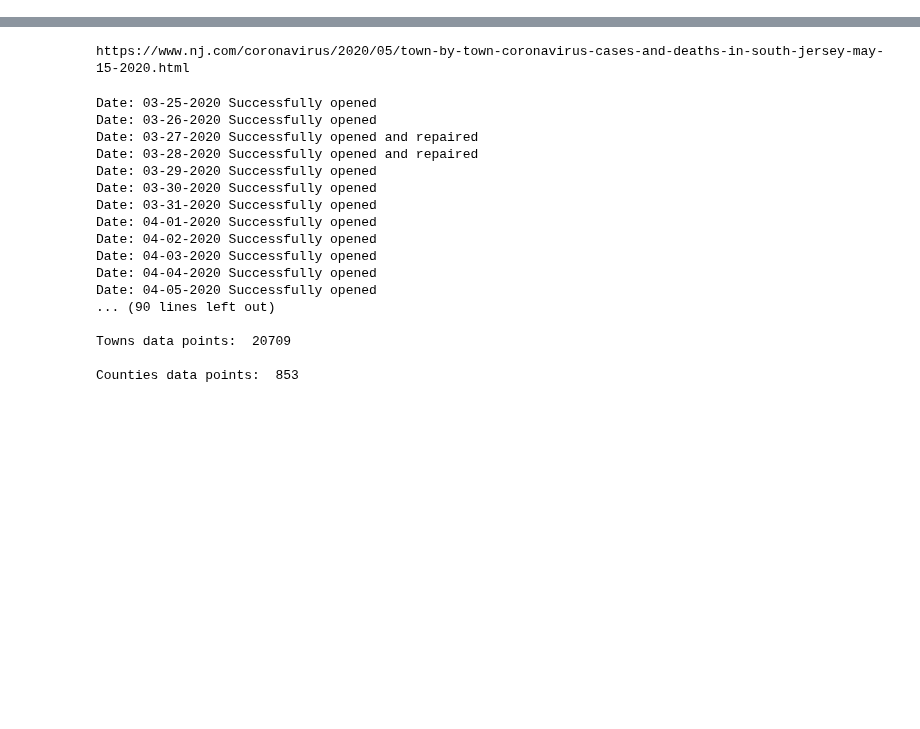
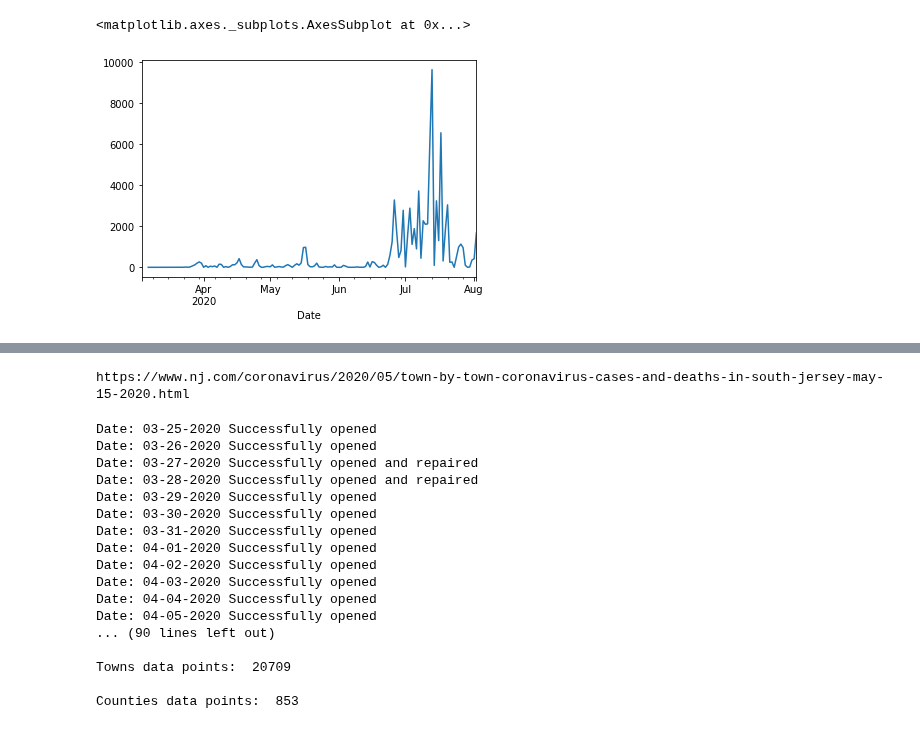
Before and after one commit to kaumaron/NJcomCOVIDData, a Jupyter notebook: NJcomCOVIDExtract-Timeseries.ipynb, the cells around one changed output, grey strips where cells are left out. Drawn from its saved outputs; the diff is of its cells as text; code cells hidden in the pictures; blank space fills up the shorter version.

```diff
--- a/NJcomCOVIDExtract-Timeseries.ipynb
+++ b/NJcomCOVIDExtract-Timeseries.ipynb
@@ -208,0 +274,5 @@ nj[['Velocity of Daily Cases', 'Acceleration of Daily Cases']].\
+# %%
+nj['Squared Accleration'].plot()
+# %% [output]
+<matplotlib.axes._subplots.AxesSubplot at 0x...>
+[figure, added]
```
Also changed, not shown: parts of 9 cells of this notebook.
